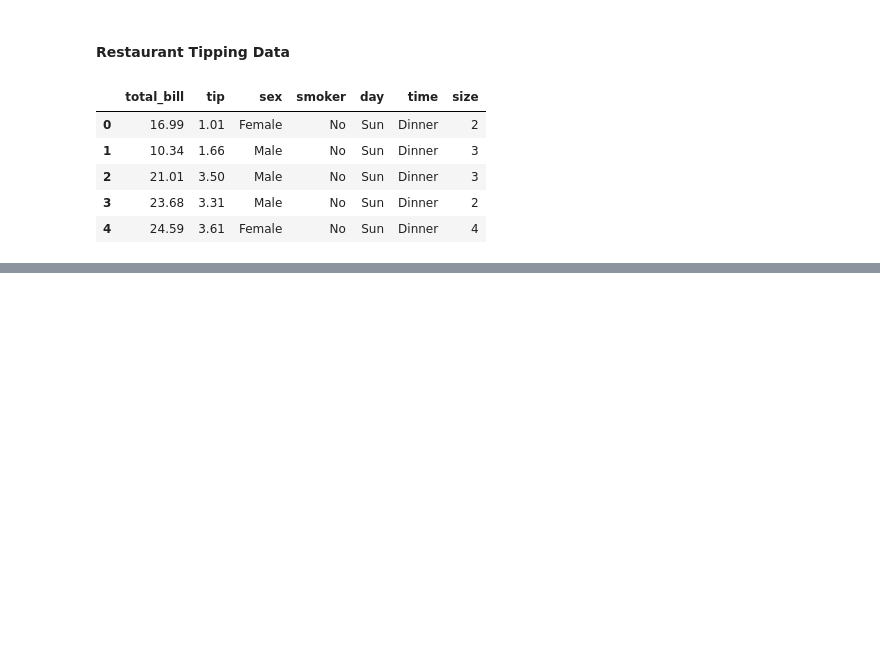
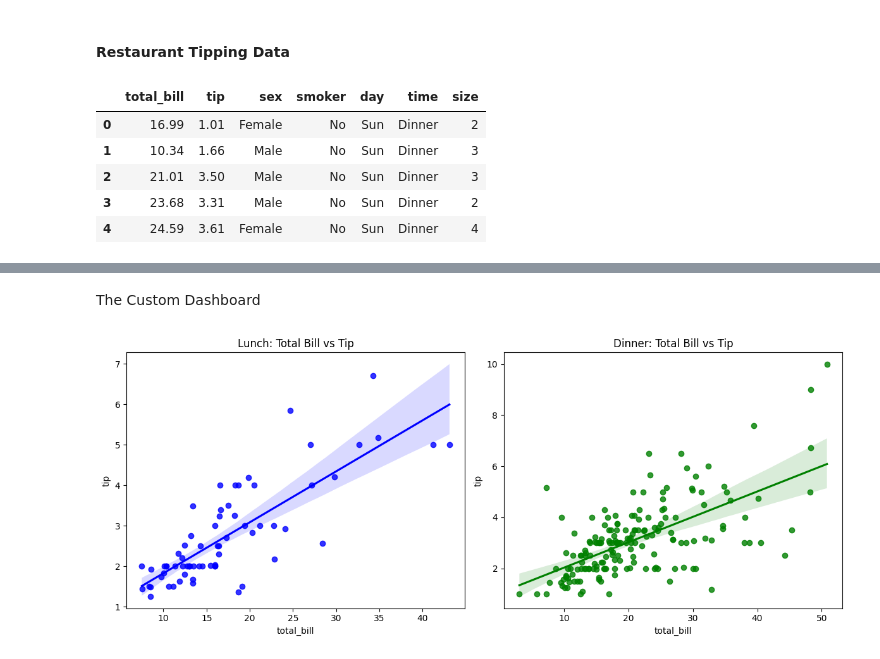
Before and after one commit to sanodyaJinadasa/Data-Visualization, a Jupyter notebook: Regression_Mastery.ipynb, the cells around one changed output, grey strips where cells are left out. Drawn from its saved outputs; the diff is of its cells as text; code cells hidden in the pictures; blank space fills up the shorter version.

```diff
--- a/Regression_Mastery.ipynb
+++ b/Regression_Mastery.ipynb
@@ -21,0 +67,34 @@ tips.head()
+# %% [markdown]
+The Custom Dashboard
+# %%
+# Create subsets
+lunch = tips[tips["time"] == "Lunch"]
+dinner = tips[tips["time"] == "Dinner"]
+
+# Create dashboard
+fig, axes = plt.subplots(1, 2, figsize=(12, 5))
+
+# Left plot (Lunch)
+sns.regplot(
+    x="total_bill",
+    y="tip",
+    data=lunch,
+    ax=axes[0],
+    color="blue"
+)
+axes[0].set_title("Lunch: Total Bill vs Tip")
+
+# Right plot (Dinner)
+sns.regplot(
+    x="total_bill",
+    y="tip",
+    data=dinner,
+    ax=axes[1],
+    color="green"
+)
+axes[1].set_title("Dinner: Total Bill vs Tip")
+
+plt.tight_layout()
+plt.show()
+# %% [output]
+[figure, added]
```
Also changed, not shown: parts of 7 cells of this notebook.
